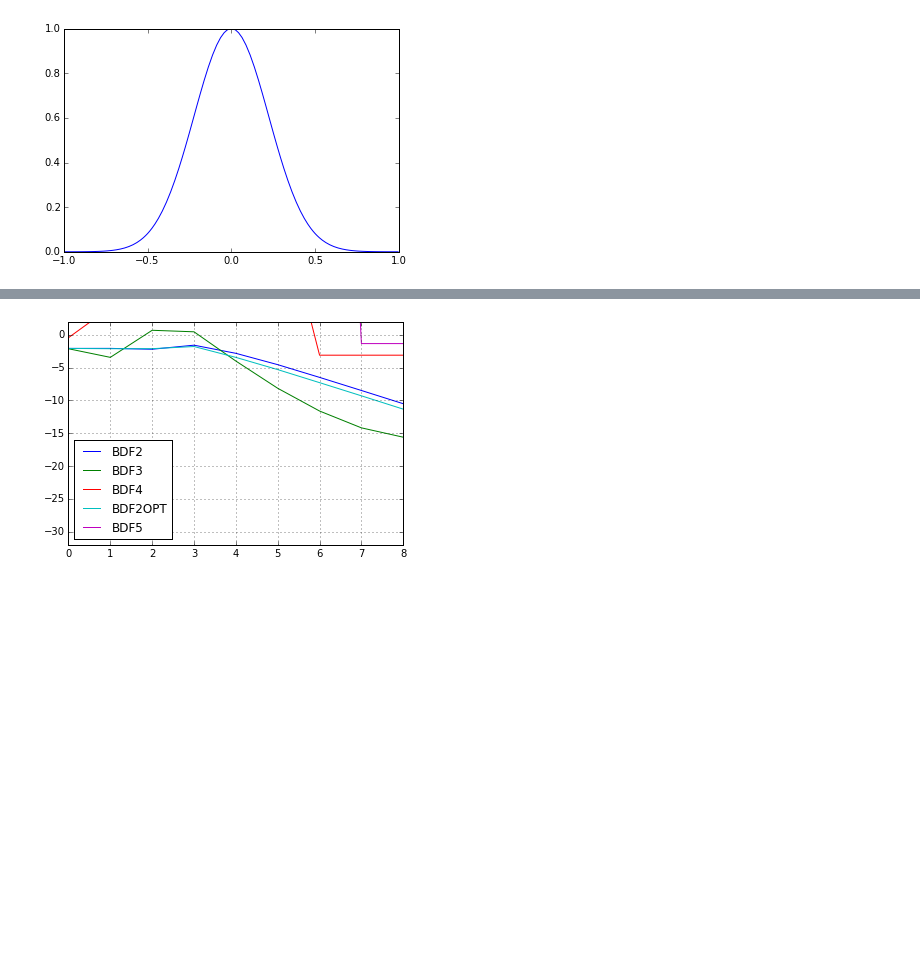
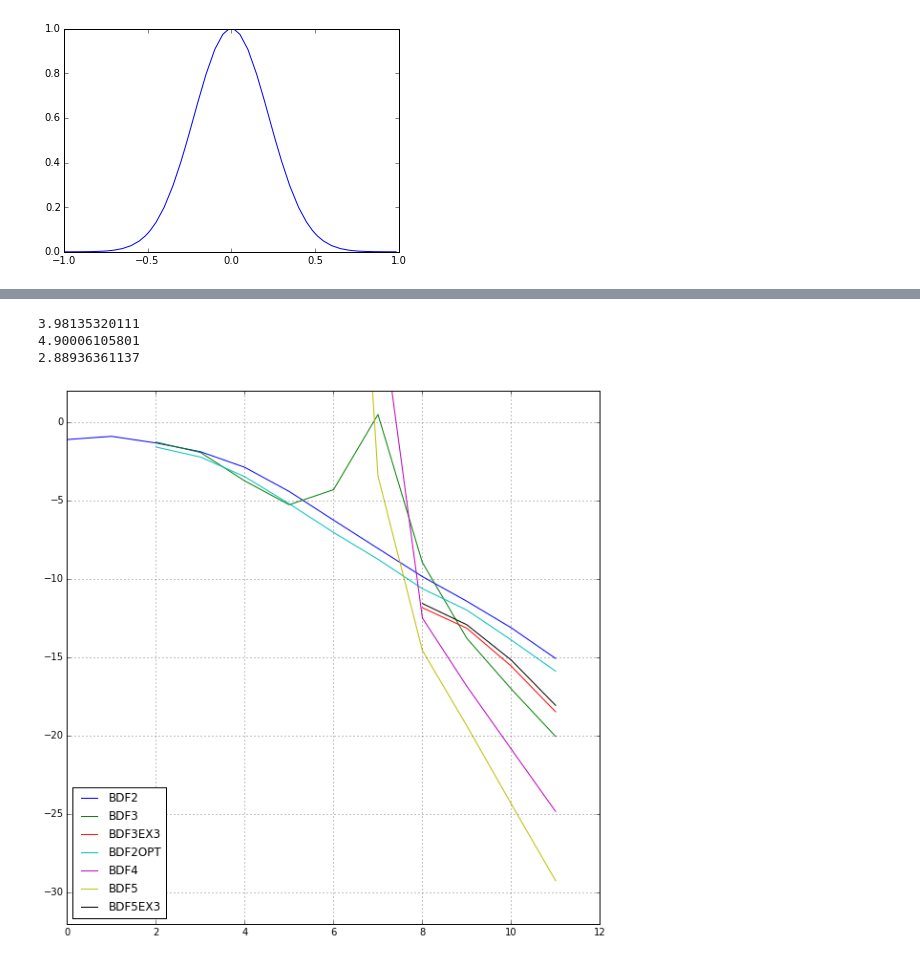
Before and after one commit to maxhutch/sem, a Jupyter notebook: 1D Advection-Diffusion.ipynb, the cells around one changed output, grey strips where cells are left out. Cells and saved outputs as stored; diff of their text form; code cells hidden in the pictures; blank space fills up the shorter version.

```diff
--- a/1D Advection-Diffusion.ipynb
+++ b/1D Advection-Diffusion.ipynb
@@ -106,22 +168,32 @@ plt.plot(z, IC)
 # %%
-Cycles = 8
-Re = 512
-visc = 2 / Re
+nsamp = 12
 
-nsamp = 9
+dx_min = np.min(z[1:] - z[:-1])
 
-ref = simulate(IC, Cycles, 2.**(-(nsamp + 2)), bdf2)
+#dts = np.power(np.arange(1, nsamp+1, 1), -2.)
+foo = np.power(2, np.arange(0, nsamp)).astype(int)
+dts = 1./foo
 
-
-dts = np.power(2., np.arange(0, -nsamp, -1))
-errs_2 = np.zeros(nsamp)
+errs_2  = np.zeros(nsamp)
 errs_2o = np.zeros(nsamp)
-errs_3 = np.zeros(nsamp)
+errs_3  = np.zeros(nsamp)
+errs_3e = np.zeros(nsamp)
 errs_4 = np.zeros(nsamp)
 errs_5 = np.zeros(nsamp)
+errs_5e = np.zeros(nsamp)
+
+num_sub = 19
+
 for i in range(nsamp):
+    subs = 2**(num_sub - i)
+    print(dts[i], subs)
     errs_2[i]  = calculate_error(IC, ref, Cycles, dts[i], bdf2)
-    errs_2o[i] = calculate_error(IC, ref, Cycles, dts[i], bdf2opt)
-    errs_3[i]  = calculate_error(IC, ref, Cycles, dts[i], bdf3)
-    errs_4[i]  = calculate_error(IC, ref, Cycles, dts[i], bdf4)
-    errs_5[i]  = calculate_error(IC, ref, Cycles, dts[i], bdf5)
+    errs_2o[i] = calculate_error(IC, ref, Cycles, dts[i], bdf2opt, sub = subs)
+    errs_3[i]  = calculate_error(IC, ref, Cycles, dts[i], bdf3, sub = subs)
+    if dts[i] < 0.4 * dx_min:
+        print("Trying {}".format(dts[i]))
+        errs_3e[i]  = calculate_error(IC, ref, Cycles, dts[i], bdf3ex3, sub = subs)
+        errs_5e[i]  = calculate_error(IC, ref, Cycles, dts[i], bdf5ex3, sub = subs)
+    if dts[i] < 1./16:
+        errs_4[i]  = calculate_error(IC, ref, Cycles, dts[i], bdf4, sub = subs)
+        errs_5[i]  = calculate_error(IC, ref, Cycles, dts[i], bdf5, sub = subs)
@@ -128,14 +217,23 @@ for i in range(nsamp):
 # %%
+plt.figure(figsize=(10,10))
 plt.plot(-np.log2(dts), np.log2(errs_2), label="BDF2")
 plt.plot(-np.log2(dts), np.log2(errs_3), label="BDF3")
+plt.plot(-np.log2(dts), np.log2(errs_3e), label="BDF3EX3")
+plt.plot(-np.log2(dts), np.log2(errs_2o),label="BDF2OPT")
 plt.plot(-np.log2(dts), np.log2(errs_4), label="BDF4")
-plt.plot(-np.log2(dts), np.log2(errs_2o),label="BDF2OPT")
 plt.plot(-np.log2(dts), np.log2(errs_5), label="BDF5")
+plt.plot(-np.log2(dts), np.log2(errs_5e), label="BDF5EX3")
 plt.grid(True);
 plt.ylim(ymax=2., ymin=-32);
 plt.legend(loc=3);
+print(np.log2(errs_4[-2]/errs_4[-1]))
+print(np.log2(errs_5[-2]/errs_5[-1]))
+print(np.log2(errs_5e[-2]/errs_5e[-1]))
 # %% [output]
+3.98135320111
+4.90006105801
+2.88936361137
-[figure, old version]
+[figure, new version]
 # %%
 # from https://commons.wikimedia.org/wiki/File:Stability_region_for_BDF1.svg
 BFDcoeffs = { 1: {'alpha': [1, -1], 'beta': 1},
```
Also changed, not shown: parts of 8 cells of this notebook, 2 other files.
